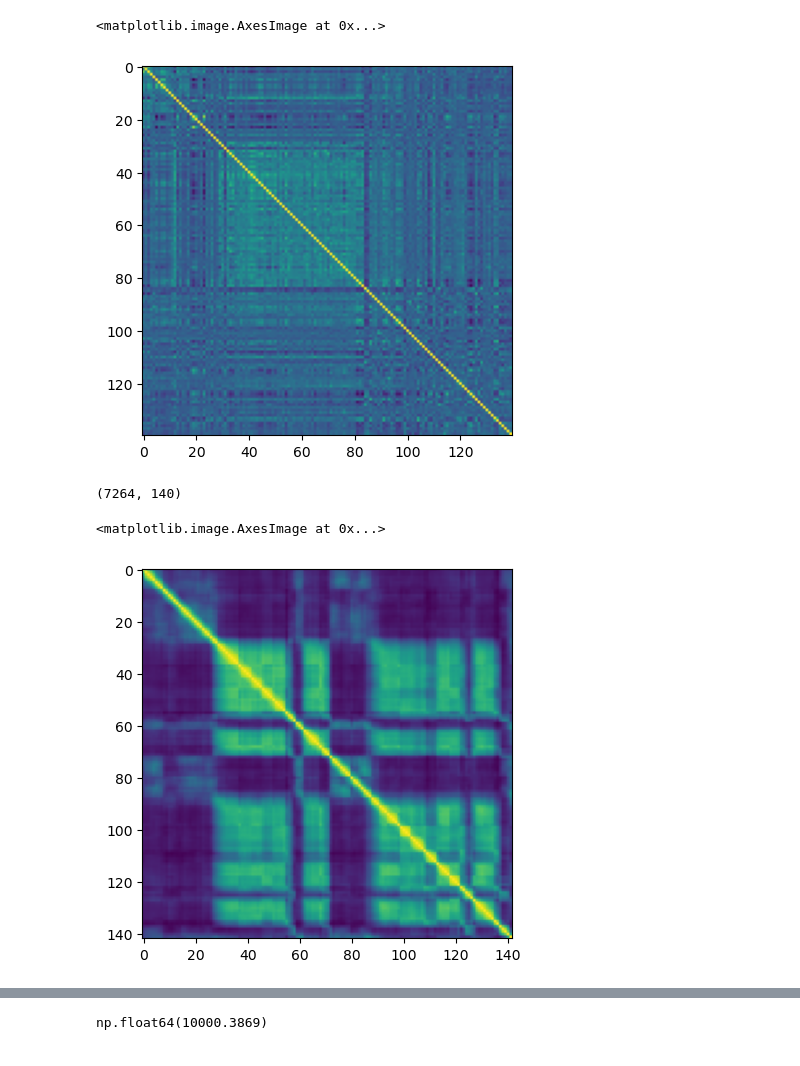
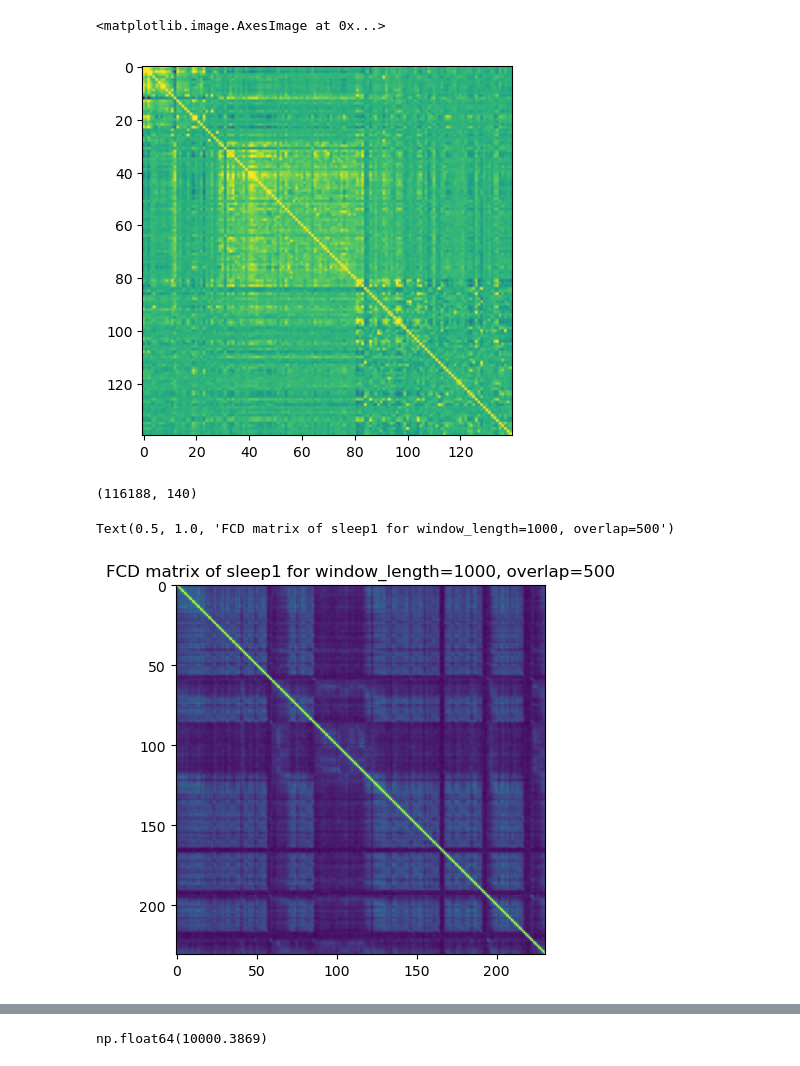
Before and after one commit to pietro-bozzo/CrossRegionCommunicationBH26, a Jupyter notebook: Code/my_project.ipynb, the cells around one changed output, grey strips where cells are left out. Cells and saved outputs as stored; diff of their text form; code cells hidden in the pictures.

```diff
--- a/Code/my_project.ipynb
+++ b/Code/my_project.ipynb
@@ -23,10 +13,14 @@ array([[ 1455.2048,  1456.2048],
 # %%
 stacked = []
-for spike_tipe in ['spikes_hpc', 'spikes_nr', 'spikes_pfc']:
-    sleep_data = restrict(data[spike_tipe], [data['protocol_times'][0]])
-    sleep_firing_rate = firingRate(sleep_data, bin_size=1)
+protocol_number = 0
+protocol_name = data['protocol_names'][protocol_number]
+bin_size = 0.05
+for spike_type in ['spikes_hpc', 'spikes_nr', 'spikes_pfc']:
+    sleep_data = restrict(data[spike_type], [data['protocol_times'][protocol_number]])
+    sleep_firing_rate = firingRate(sleep_data, bin_size=bin_size)
     sleep_firing_rate = np.delete(sleep_firing_rate, 0, axis=1) # Remove time zero column
     stacked.append(sleep_firing_rate)
 
 stacked_firing_rates = np.hstack(stacked)
+stacked_firing_rates = stacked_firing_rates[int(1454/0.05):,:]
 # %%
@@ -37,22 +32,25 @@ plt.plot(stacked_firing_rates[:,1])
 # %%
 fc = np.corrcoef(stacked_firing_rates.T)
-plt.imshow(fc)
+plt.imshow(fc, vmax=0.1)
 # %% [output]
 <matplotlib.image.AxesImage at 0x...>
-[figure, old version]
+[figure, new version]
 # %%
 stacked_firing_rates.shape
 # %% [output]
-(7264, 140)
+(116188, 140)
 # %%
 import importlib
 import giaco_utils
 importlib.reload(giaco_utils)
 from giaco_utils import compute_fcd, compute_time_window_fc_t
-fcd = compute_fcd(stacked_firing_rates, window_length=200, overlap=150)
+window_length = 1000
+overlap=500
+fcd = compute_fcd(stacked_firing_rates, window_length=window_length, overlap=overlap)
 # %%
 plt.imshow(fcd)
+plt.title(f'FCD matrix of {protocol_name} for window_length={window_length}, overlap={overlap}')
 # %% [output]
-<matplotlib.image.AxesImage at 0x...>
+Text(0.5, 1.0, 'FCD matrix of sleep1 for window_length=1000, overlap=500')
-[figure, old version]
+[figure, new version]
 # %%
```
Also changed, not shown: parts of 21 cells of this notebook, 4 other files.
